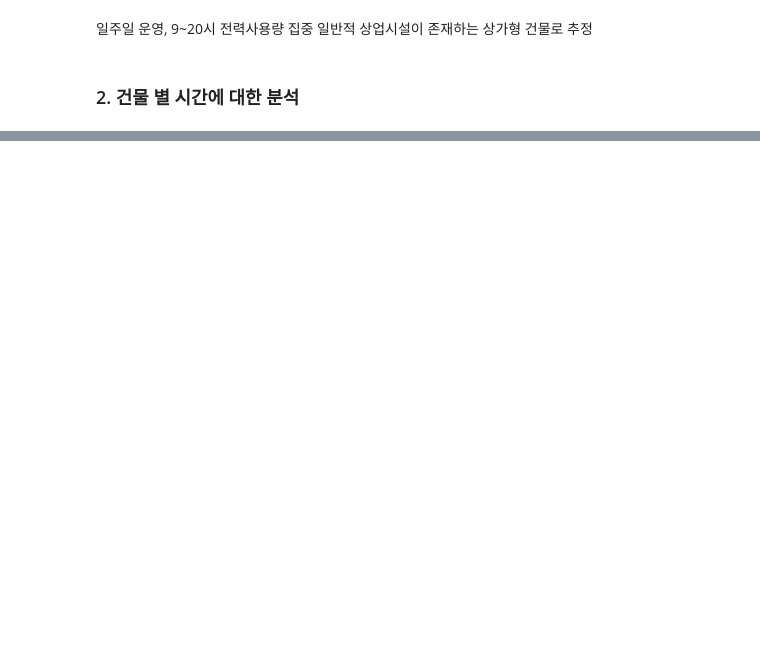
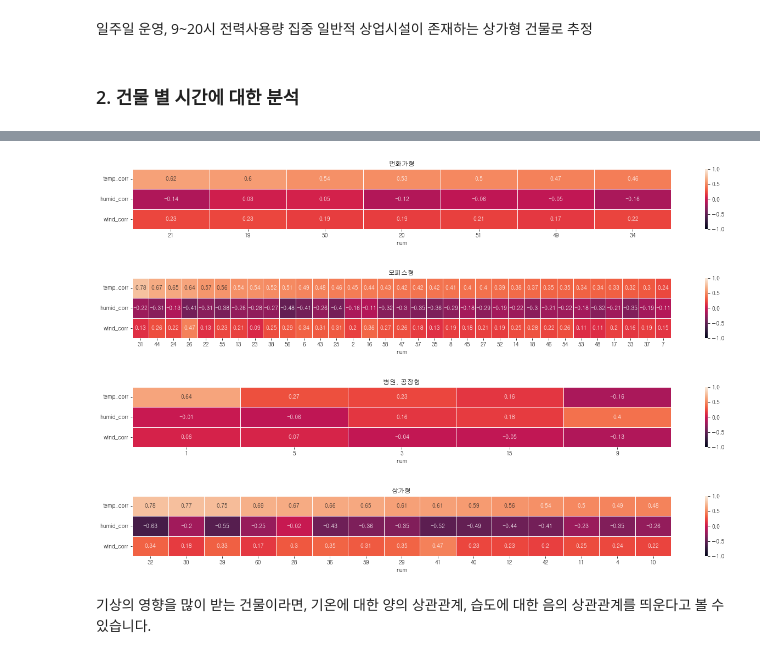
Before and after one commit to top-warrior/electronic, a Jupyter notebook: hyeonji.ipynb, the cells around one changed output, grey strips where cells are left out. Cells and saved outputs as stored; diff of their text form; code cells hidden in the pictures; blank space fills up the shorter version.

```diff
--- a/hyeonji.ipynb
+++ b/hyeonji.ipynb
@@ -291,0 +320,9 @@ plt.legend(list(train_cl.loc[train_cl.km_cluster == 3].num.unique()))
+# %%
+corrs = []
+for i in range(1, 61):
+    corr, _ = pearsonr(train.loc[train.num == i].temp,
+                       train.loc[train.num == i].target)
+    corrs.append(corr)
+
+corrs_temp = train_cl.groupby(['km_cluster', 'num'])['target'].mean().to_frame()
+temp = train_cl.groupby(['num'])['cooler', 'solar'].max()
@@ -291,0 +358,3 @@ plt.legend(list(train_cl.loc[train_cl.km_cluster == 3].num.unique()))
+# %%
+corrs_cl_temp = pd.merge(corrs_temp, temp, how='left', on='num').set_index(corrs_temp.index).round(2)
+corrs_cl_temp.head(10)
@@ -291,0 +374,6 @@ plt.legend(list(train_cl.loc[train_cl.km_cluster == 3].num.unique()))
+# %%
+corrs_temp_temp = (corrs_cl_temp[['temp_corr', 'humid_corr', 'wind_corr']]
+                   .reset_index()
+                   .sort_values(by=['temp_corr', 'humid_corr', 'wind_corr'], ascending=False)
+                  .set_index(['num'], drop=False))
+corrs_temp_temp.head(10)
@@ -291,0 +467,35 @@ plt.legend(list(train_cl.loc[train_cl.km_cluster == 3].num.unique()))
+# %%
+# 번화가형
+plt.figure(figsize=(22, 2))
+plt.title('번화가형')
+sns.heatmap(corrs_temp_temp.loc[corrs_temp_temp.km_cluster == 0][['temp_corr','humid_corr', 'wind_corr']].T,
+           annot=True, linewidths=.5, vmin=-1, vmax=1)
+plt.show()
+
+# 오피스형
+plt.figure(figsize=(22, 2))
+plt.title('오피스형')
+sns.heatmap(corrs_temp_temp.loc[corrs_temp_temp.km_cluster == 1][['temp_corr', 'humid_corr', 'wind_corr']].T,
+           annot=True, linewidths=.5, vmin=-1, vmax=1)
+plt.show()
+
+# 병원, 공장형
+plt.figure(figsize=(22, 2))
+plt.title('병원, 공장형')
+sns.heatmap(corrs_temp_temp.loc[corrs_temp_temp.km_cluster == 2][['temp_corr', 'humid_corr', 'wind_corr']].T,
+           annot=True, linewidths=.5, vmin=-1, vmax=1)
+plt.show()
+
+# 상가형
+plt.figure(figsize=(22, 2))
+plt.title('상가형')
+sns.heatmap(corrs_temp_temp.loc[corrs_temp_temp.km_cluster == 3][['temp_corr', 'humid_corr', 'wind_corr']].T,
+           annot=True, linewidths=.5, vmin=-1, vmax=1)
+plt.show()
+# %% [output]
+[figure, added]
+[figure, added]
+[figure, added]
+[figure, added]
+# %% [markdown]
+기상의 영향을 많이 받는 건물이라면, 기온에 대한 양의 상관관계, 습도에 대한 음의 상관관계를 띄운다고 볼 수 있습니다.
```
Also changed, not shown: parts of 28 cells of this notebook.
